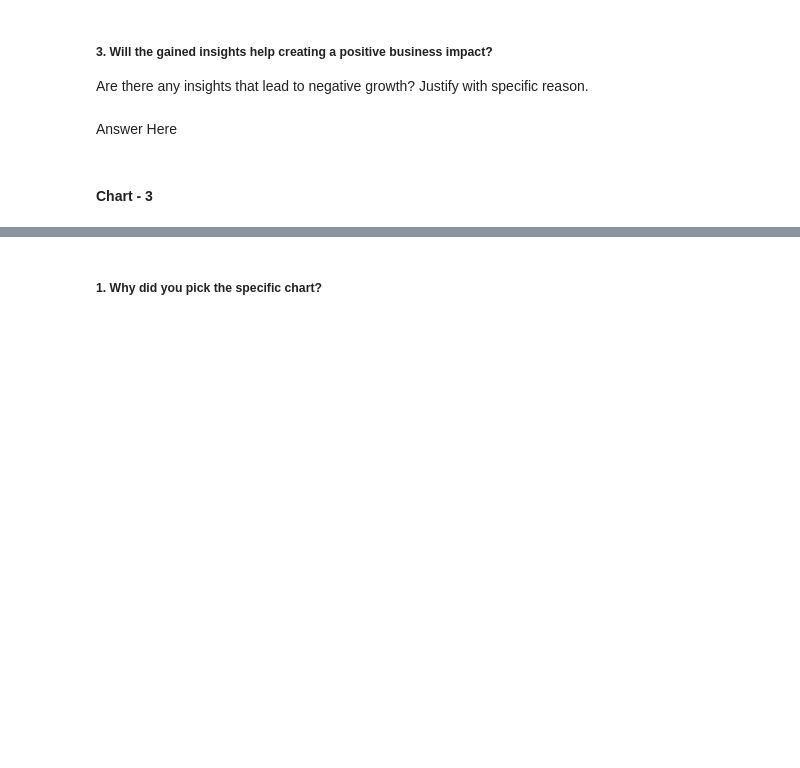
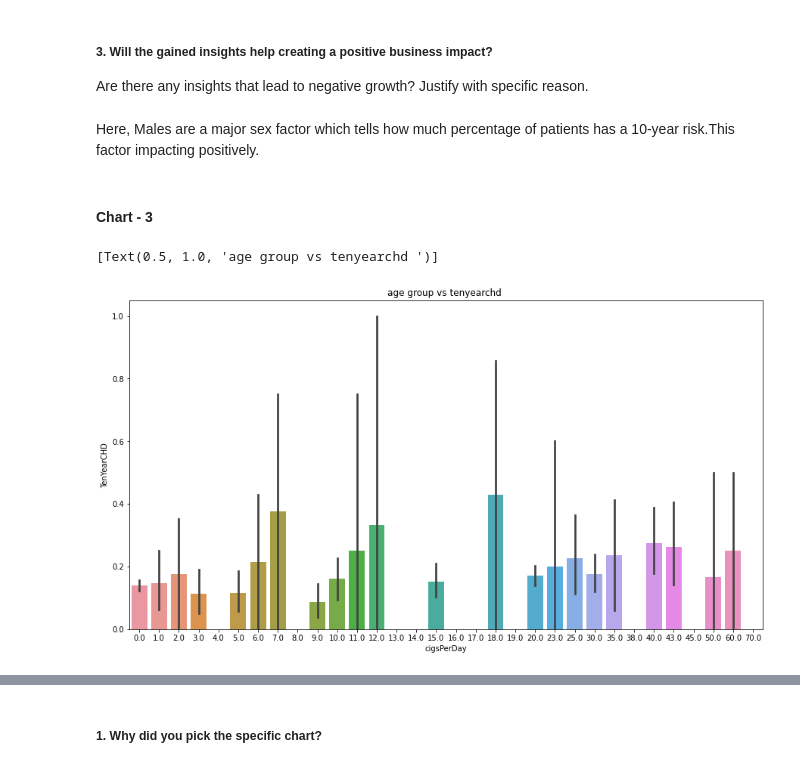
Before and after one commit to Prasannark48/Cardiovascular-risk-prediction---ML-Capstone-Project-2, a Jupyter notebook: Cardiovascular_Risk_Prediction.ipynb, the cells around one changed output, grey strips where cells are left out. Cells and saved outputs as stored; diff of their text form; code cells hidden in the pictures; blank space fills up the shorter version.

```diff
--- a/Cardiovascular_Risk_Prediction.ipynb
+++ b/Cardiovascular_Risk_Prediction.ipynb
@@ -358,7 +459,7 @@ Answer Here
 # %% [markdown]
 ##### 3. Will the gained insights help creating a positive business impact?
 Are there any insights that lead to negative growth? Justify with specific reason.
-# %% [markdown]
-Answer Here
+# %% [markdown]
+Here, Males are a major sex factor which tells how much percentage of patients has a 10-year risk.This factor impacting positively.
 # %% [markdown]
 #### Chart - 3
@@ -366,0 +466,7 @@ Answer Here
+# %%
+fig,ax=plt.subplots(figsize=(15,8))
+sns.barplot(data=df,x='cigsPerDay',y='TenYearCHD',ax=ax)
+ax.set(title='age group vs tenyearchd ')
+# %% [output]
+[Text(0.5, 1.0, 'age group vs tenyearchd ')]
+[figure, added]
```
Also changed, not shown: parts of 209 cells of this notebook.
